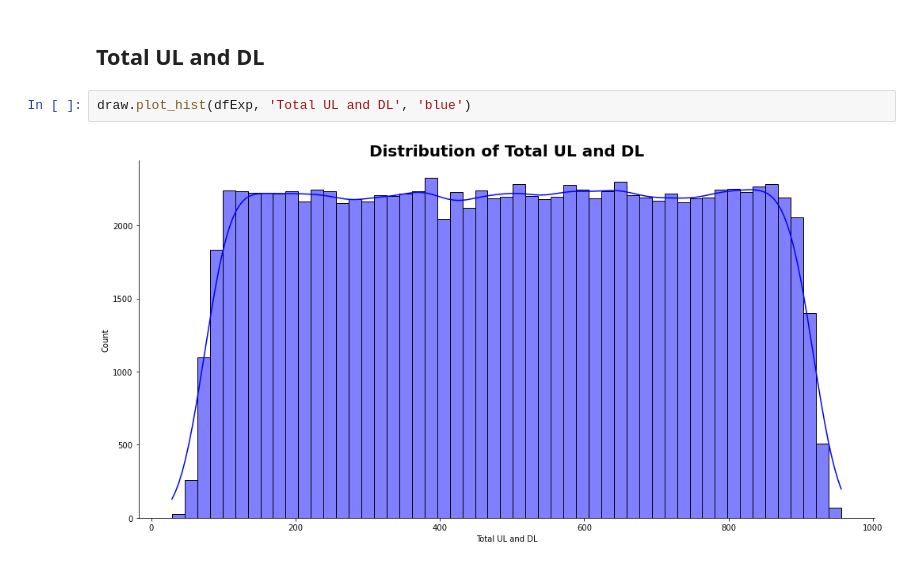
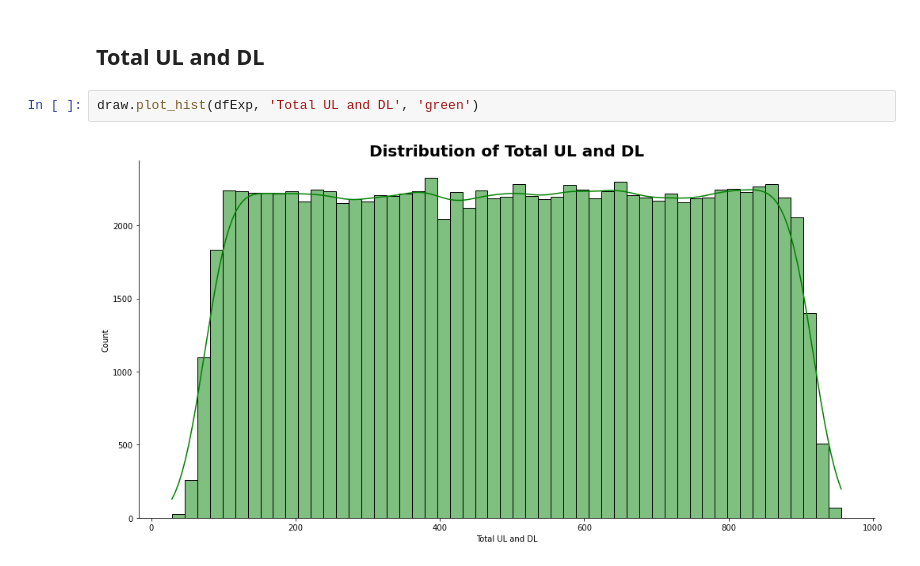
Before and after one commit to dagmawiii03/Telecom_Analysis, a Jupyter notebook: Notebook/Untitled1.ipynb, the cells around one changed output. Saved outputs shown, nothing was run; the diff lists cells and outputs as text.

```diff
--- a/Notebook/Untitled1.ipynb
+++ b/Notebook/Untitled1.ipynb
@@ -188,6 +188,6 @@ dtype: object
 # %% [markdown]
 ## Total UL and DL
 # %%
-draw.plot_hist(dfExp, 'Total UL and DL', 'blue')
+draw.plot_hist(dfExp, 'Total UL and DL', 'green')
 # %% [output]
-[figure, old version]
+[figure, new version]
```
Also changed, not shown: parts of 3 cells of this notebook.
